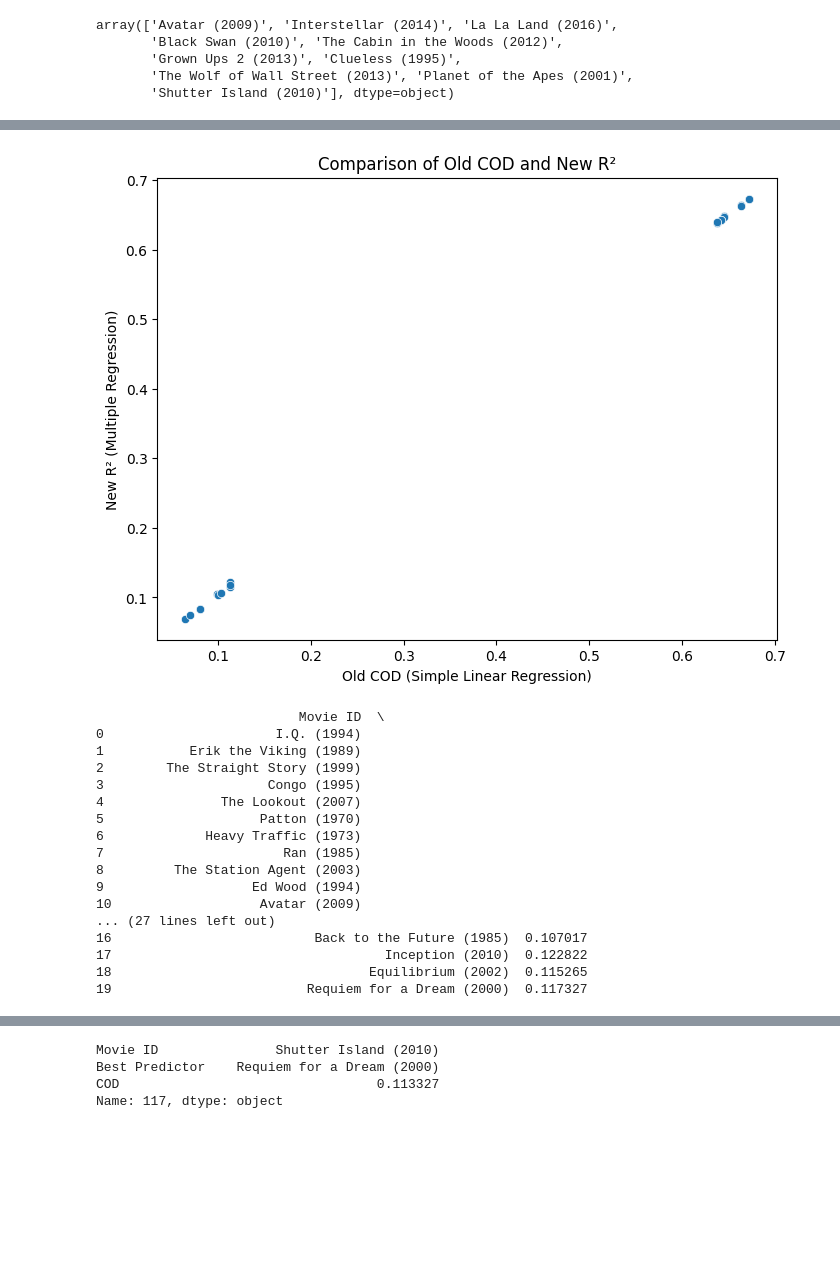
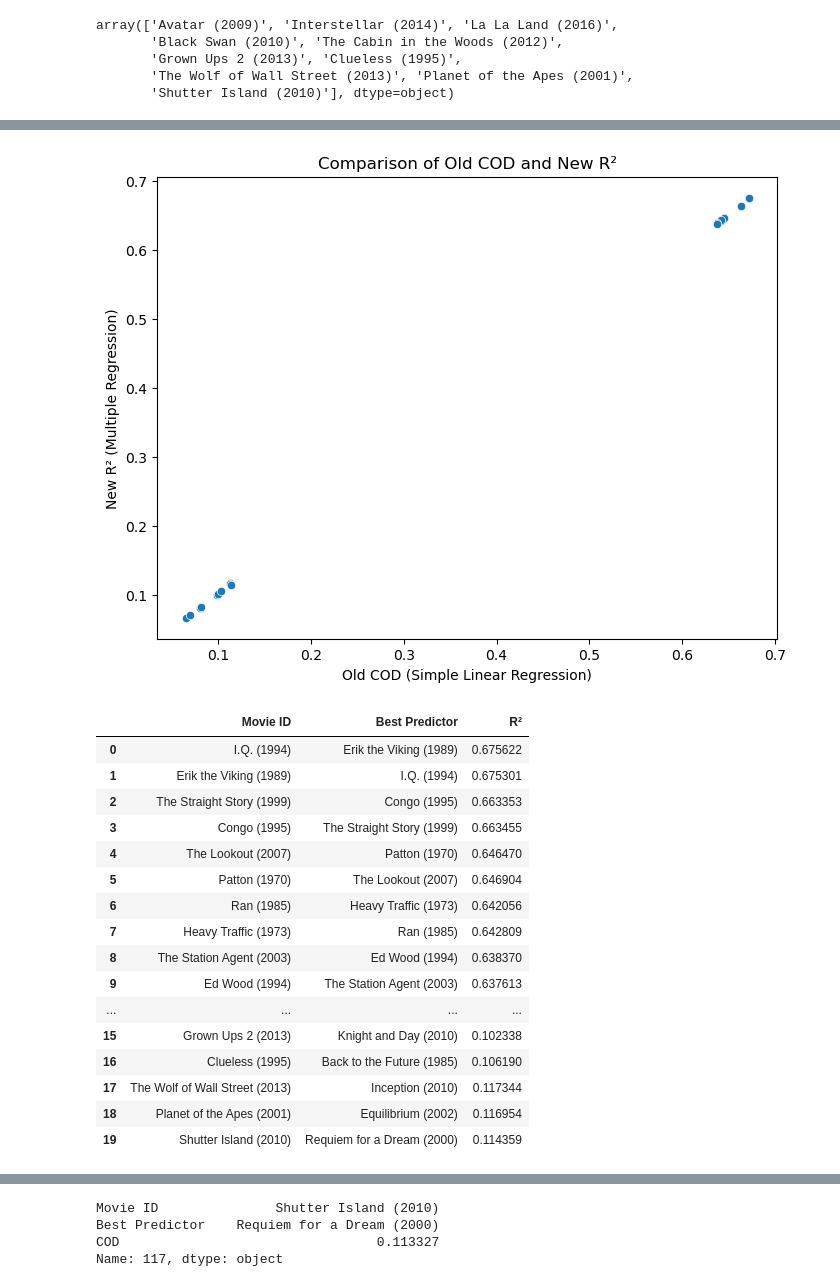
Before and after one commit to csendranshi/DSGA-1001-Project2, a Jupyter notebook: DS_project2.ipynb, the cells around one changed output, grey strips where cells are left out. Cells and saved outputs as stored; diff of their text form; code cells hidden in the pictures; blank space fills up the shorter version.

```diff
--- a/DS_project2.ipynb
+++ b/DS_project2.ipynb
@@ -301,7 +215,7 @@ array(['Avatar (2009)', 'Interstellar (2014)', 'La La Land (2016)',
        'Shutter Island (2010)'], dtype=object)
 # %%
 # vertical_concat
-Q1_rows = pd.concat([top_10, bottom_10], axis=0)
+Q1_rows = pd.concat([, bottom_10], axis=0)
 # %%
 Q1_rows
 # %% [output]
@@ -364,49 +278,49 @@ for _, row in Q1_rows.iterrows():
     # Fit a multiple regression model
     model = LinearRegression()
     model.fit(X_, y_)
 
     # Predict ratings
     predictions = model.predict(X_)
 
     # Calculate R²
     r2 = r2_score(y_, predictions)
 
     # Store information about the model
     model_info.append({'Movie ID': movie_id, 'Best Predictor': best_predictor, 'R²': r2})
 
     # Store old COD value
     old_cod_values.append(row['COD'])
 
     # Store new R² value
     new_r2_values.append(r2)
 
 # Create a scatterplot
 plt.figure(figsize=(8, 6))
 sns.scatterplot(x=old_cod_values, y=new_r2_values)
 plt.xlabel('Old COD (Simple Linear Regression)')
 plt.ylabel('New R² (Multiple Regression)')
 plt.title('Comparison of Old COD and New R²')
 plt.show()
 
 # Display information about the models
 model_info_df = pd.DataFrame(model_info)
-print(model_info_df)
+(model_info_df)
 # %% [output]
-[figure, old version]
+[figure, new version]
-                          Movie ID  \
-0                      I.Q. (1994)
-1           Erik the Viking (1989)
-2        The Straight Story (1999)
-3                     Congo (1995)
-4               The Lookout (2007)
-5                    Patton (1970)
-6             Heavy Traffic (1973)
-7                       Ran (1985)
-8         The Station Agent (2003)
-9                   Ed Wood (1994)
-10                   Avatar (2009)
-... (27 lines left out)
-16                          Back to the Future (1985)  0.107017
-17                                   Inception (2010)  0.122822
-18                                 Equilibrium (2002)  0.115265
-19                         Requiem for a Dream (2000)  0.117327
+|  | Movie ID | Best Predictor | R² |
+| 0 | I.Q. (1994) | Erik the Viking (1989) | 0.675622 |
+| 1 | Erik the Viking (1989) | I.Q. (1994) | 0.675301 |
+| 2 | The Straight Story (1999) | Congo (1995) | 0.663353 |
+| 3 | Congo (1995) | The Straight Story (1999) | 0.663455 |
+| 4 | The Lookout (2007) | Patton (1970) | 0.646470 |
+| 5 | Patton (1970) | The Lookout (2007) | 0.646904 |
+| 6 | Ran (1985) | Heavy Traffic (1973) | 0.642056 |
+| 7 | Heavy Traffic (1973) | Ran (1985) | 0.642809 |
+| 8 | The Station Agent (2003) | Ed Wood (1994) | 0.638370 |
+| 9 | Ed Wood (1994) | The Station Agent (2003) | 0.637613 |
+| ... | ... | ... | ... |
+| 15 | Grown Ups 2 (2013) | Knight and Day (2010) | 0.102338 |
+| 16 | Clueless (1995) | Back to the Future (1985) | 0.106190 |
+| 17 | The Wolf of Wall Street (2013) | Inception (2010) | 0.117344 |
+| 18 | Planet of the Apes (2001) | Equilibrium (2002) | 0.116954 |
+| 19 | Shutter Island (2010) | Requiem for a Dream (2000) | 0.114359 |
```
Also changed, not shown: parts of 25 cells of this notebook.
